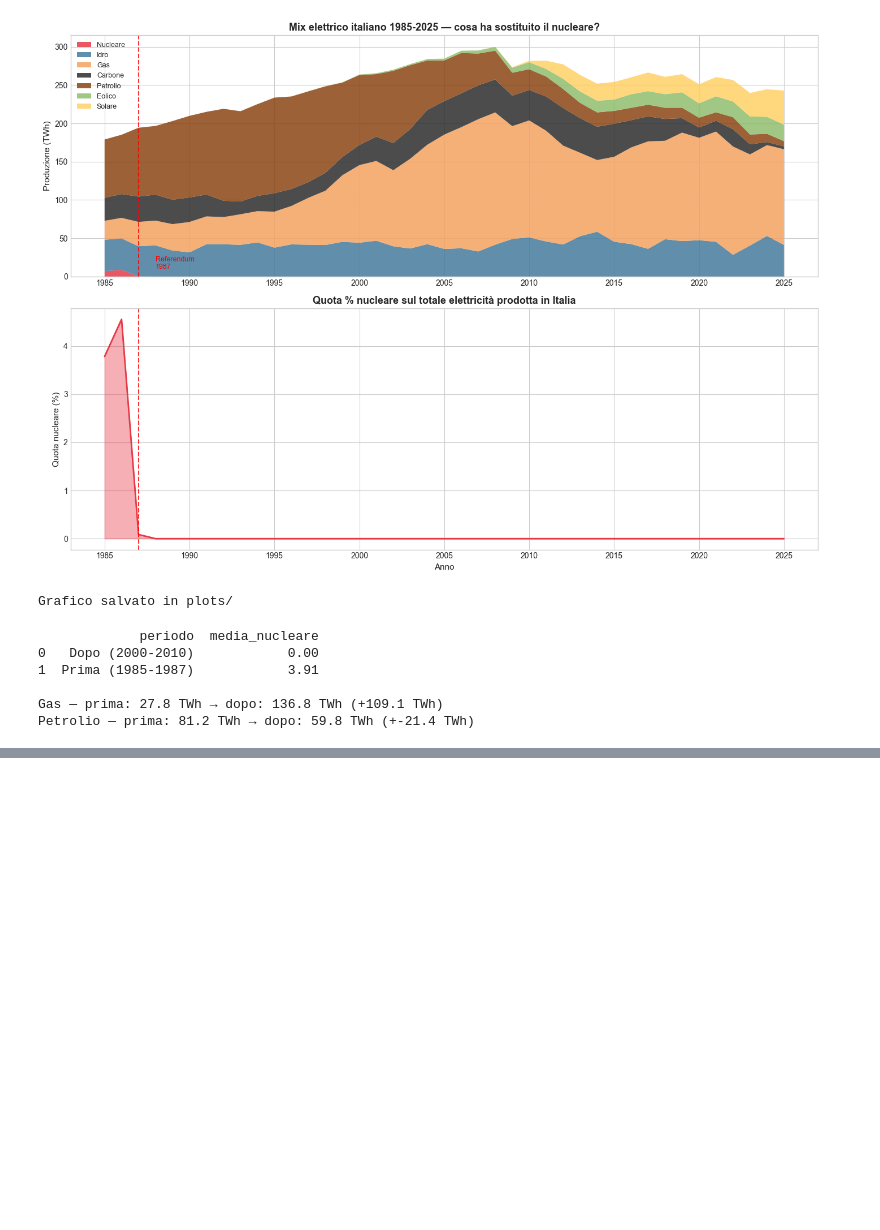
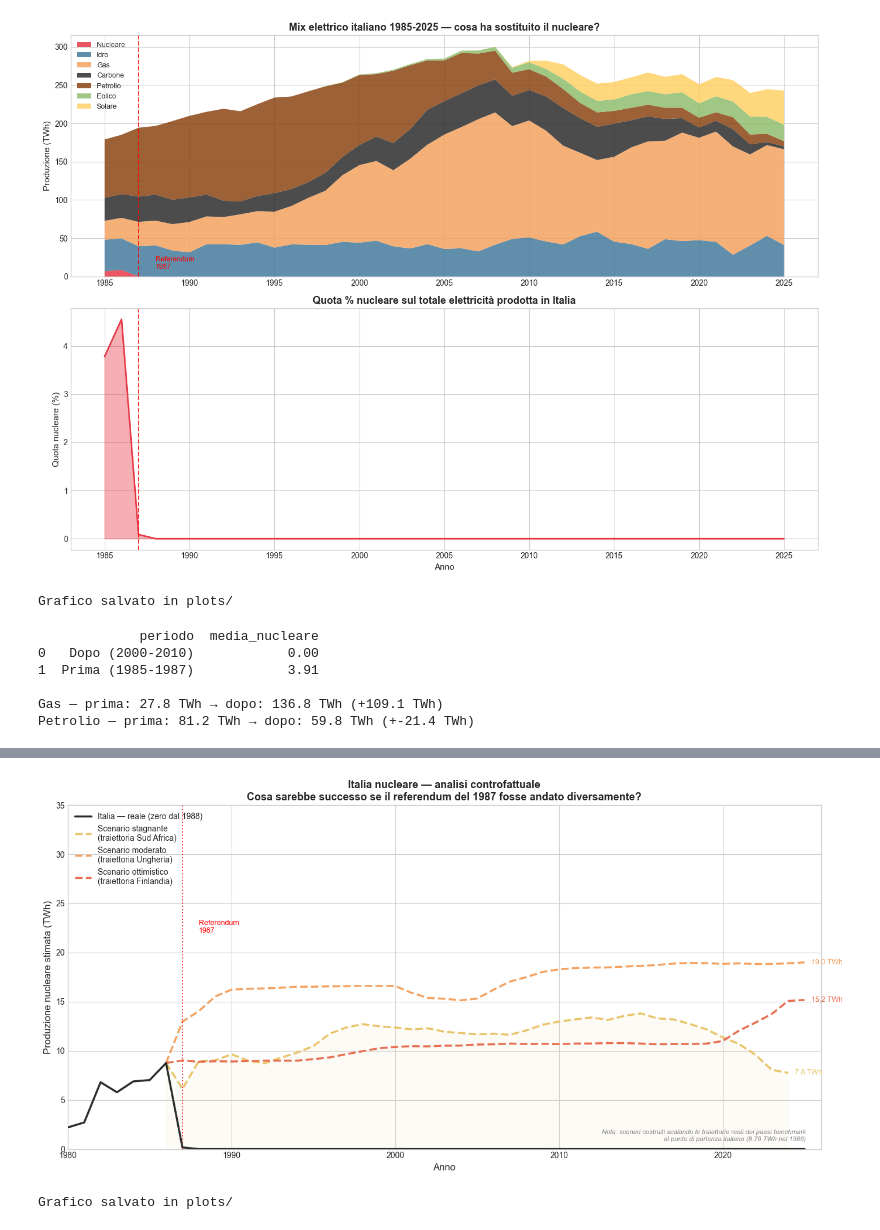
Before and after one commit to giuseppe-vigliotti/nuclear-data-analysis, a Jupyter notebook: notebooks/02_visualizzazioni.ipynb, the cells around one changed output, grey strips where cells are left out. Drawn from its saved outputs; the diff is of its cells as text; code cells hidden in the pictures; blank space fills up the shorter version.

```diff
--- a/notebooks/02_visualizzazioni.ipynb
+++ b/notebooks/02_visualizzazioni.ipynb
@@ -275,0 +581,76 @@ Petrolio — prima: 81.2 TWh → dopo: 59.8 TWh (+-21.4 TWh)
+# %%
+italy_1986 = 8.76
+
+benchmarks = {
+    'South Africa': {'color': '#E9C46A', 'label': 'Scenario stagnante\n(traiettoria Sud Africa)'},
+    'Hungary':      {'color': '#F4A261', 'label': 'Scenario moderato\n(traiettoria Ungheria)'},
+    'Finland':      {'color': '#E76F51', 'label': 'Scenario ottimistico\n(traiettoria Finlandia)'},
+}
+
+fig, ax = plt.subplots(figsize=(14, 7))
+
+# Linea reale Italia
+df_italy = df_cf[df_cf['country'] == 'Italy']
+ax.plot(df_italy['year'], df_italy['nuclear_twh'],
+        color='#2d2d2d', linewidth=2.5, linestyle='-',
+        label='Italia — reale (zero dal 1988)', zorder=5)
+
+# Scenari con media mobile
+for country, props in benchmarks.items():
+    df_b = df_cf[df_cf['country'] == country].copy()
+    b_1986 = df_b[df_b['year'] == 1986]['nuclear_twh'].values[0]
+    df_b['twh_scalato'] = df_b['nuclear_twh'] * (italy_1986 / b_1986)
+    df_b = df_b[df_b['year'] >= 1986].reset_index(drop=True)
+
+    # Media mobile 5 anni per smussare
+    df_b['twh_smooth'] = df_b['twh_scalato'].rolling(window=5, center=True).mean()
+    df_b['twh_smooth'] = df_b['twh_smooth'].fillna(df_b['twh_scalato'])
+
+    ax.plot(df_b['year'], df_b['twh_smooth'],
+            color=props['color'], linewidth=2.5,
+            linestyle='--', label=props['label'])
+
+    # Etichetta valore finale
+    last = df_b.iloc[-1]
+    ax.annotate(f"{last['twh_smooth']:.1f} TWh",
+                xy=(last['year'], last['twh_smooth']),
+                xytext=(8, 0), textcoords='offset points',
+                fontsize=9, color=props['color'], va='center')
+
+# Area grigia tra zero e scenario conservativo
+df_sa = df_cf[df_cf['country'] == 'South Africa'].copy()
+df_sa = df_sa[df_sa['year'] >= 1986].reset_index(drop=True)
+b_1986_sa = 8.80
+df_sa['twh_scalato'] = df_sa['nuclear_twh'] * (italy_1986 / b_1986_sa)
+df_sa['twh_smooth'] = df_sa['twh_scalato'].rolling(window=5, center=True).mean()
+df_sa['twh_smooth'] = df_sa['twh_smooth'].fillna(df_sa['twh_scalato'])
+ax.fill_between(df_sa['year'], 0, df_sa['twh_smooth'],
+                alpha=0.06, color='#E9C46A')
+
+# Linea referendum
+ax.axvline(x=1987, color='red', linestyle=':', linewidth=1.5, alpha=0.8)
+ax.text(1988, 22, 'Referendum\n1987', color='red', fontsize=9)
+
+ax.set_xlabel('Anno', fontsize=12)
+ax.set_ylabel('Produzione nucleare stimata (TWh)', fontsize=12)
+ax.set_title('Italia nucleare — analisi controfattuale\n'
+             'Cosa sarebbe successo se il referendum del 1987 fosse andato diversamente?',
+             fontsize=13, fontweight='bold')
+ax.legend(fontsize=10, loc='upper left')
+ax.set_xlim(1980, 2026)
+ax.set_ylim(0, 35)
+
+# Nota metodologica
+ax.text(0.98, 0.02,
+        'Nota: scenari costruiti scalando le traiettorie reali dei paesi benchmark\n'
+        'al punto di partenza italiano (8.76 TWh nel 1986)',
+        transform=ax.transAxes, fontsize=8, color='gray',
+        ha='right', va='bottom', style='italic')
+
+plt.tight_layout()
+plt.savefig('../plots/05_italia_controfattuale.png', dpi=150, bbox_inches='tight')
+plt.show()
+print("Grafico salvato in plots/")
+# %% [output]
+[figure, added]
+Grafico salvato in plots/
```
Also changed, not shown: parts of 8 cells of this notebook, 2 other files.
